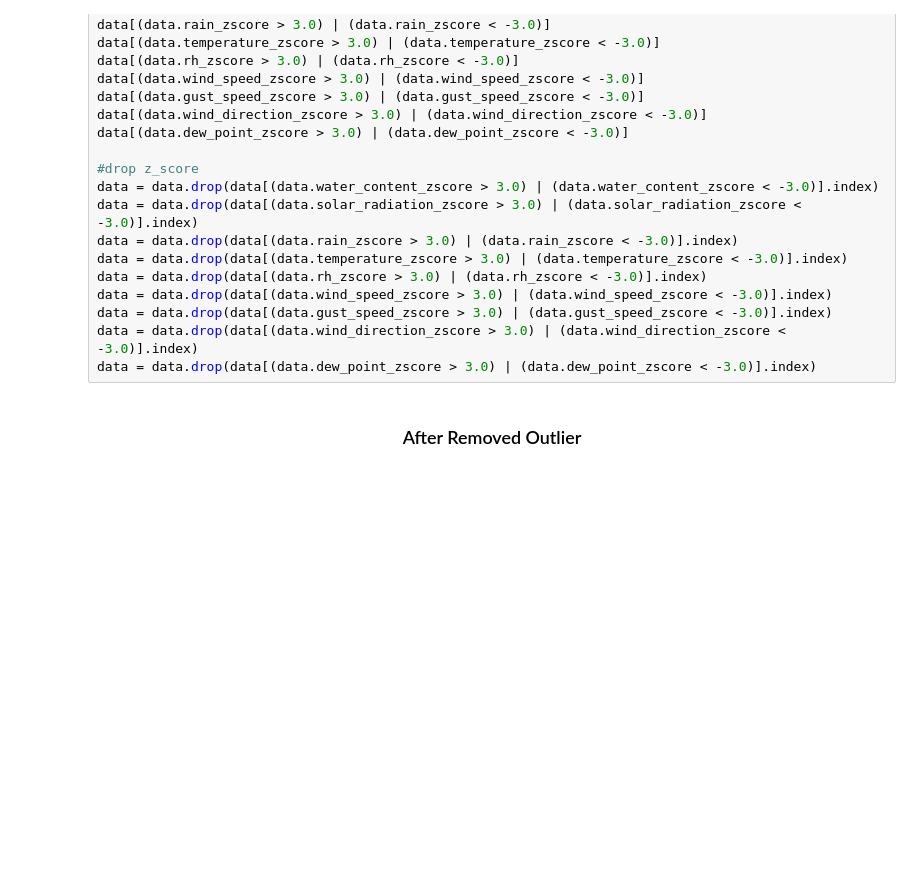
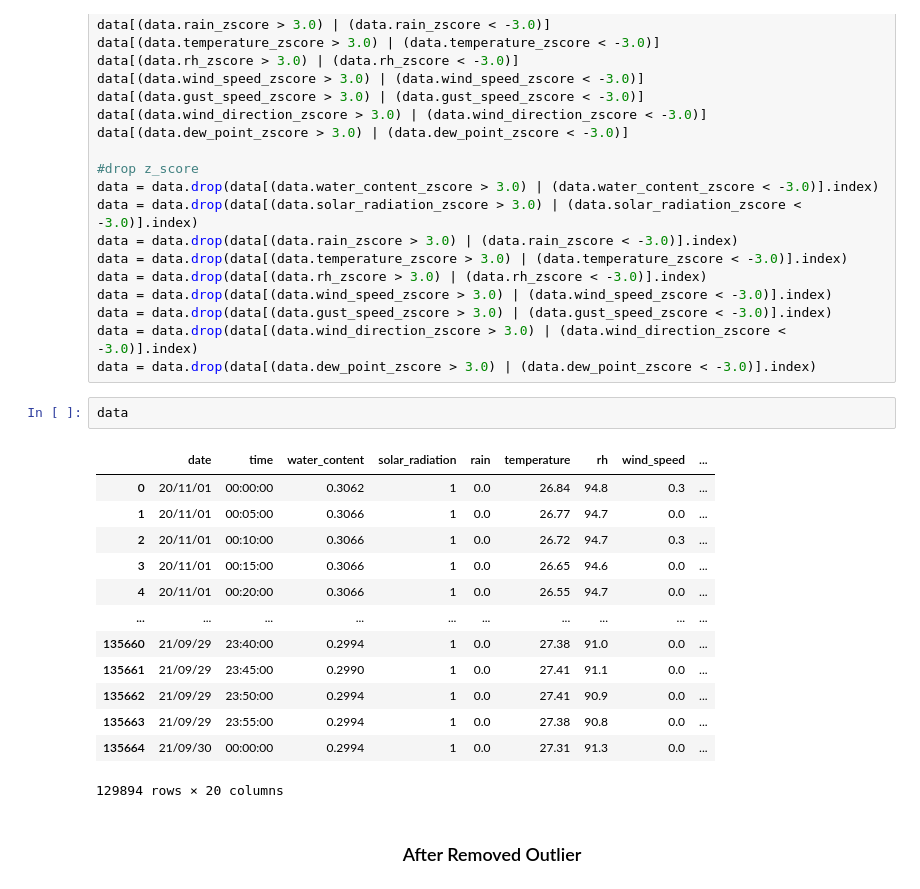
Before and after one commit to votanasrey/Cambodia_Weather_Forcasting_Prediction_With_Time_Series, a Jupyter notebook: modelings/phnompenh_datamodelling_votana.ipynb, the cells around one changed output. Drawn from its saved outputs; the diff is of its cells as text; blank space fills up the shorter version.

```diff
--- a/modelings/phnompenh_datamodelling_votana.ipynb
+++ b/modelings/phnompenh_datamodelling_votana.ipynb
@@ -258,6 +258,22 @@ data = data.drop(data[(data.wind_speed_zscore > 3.0) | (data.wind_speed_zscore <
 data = data.drop(data[(data.gust_speed_zscore > 3.0) | (data.gust_speed_zscore < -3.0)].index)
 data = data.drop(data[(data.wind_direction_zscore > 3.0) | (data.wind_direction_zscore < -3.0)].index)
 data = data.drop(data[(data.dew_point_zscore > 3.0) | (data.dew_point_zscore < -3.0)].index)
+# %%
+data
+# %% [output]
+|  | date | time | water_content | solar_radiation | rain | temperature | rh | wind_speed | ... |
+| 0 | 20/11/01 | 00:00:00 | 0.3062 | 1 | 0.0 | 26.84 | 94.8 | 0.3 | ... |
+| 1 | 20/11/01 | 00:05:00 | 0.3066 | 1 | 0.0 | 26.77 | 94.7 | 0.0 | ... |
+| 2 | 20/11/01 | 00:10:00 | 0.3066 | 1 | 0.0 | 26.72 | 94.7 | 0.3 | ... |
+| 3 | 20/11/01 | 00:15:00 | 0.3066 | 1 | 0.0 | 26.65 | 94.6 | 0.0 | ... |
+| 4 | 20/11/01 | 00:20:00 | 0.3066 | 1 | 0.0 | 26.55 | 94.7 | 0.0 | ... |
+| ... | ... | ... | ... | ... | ... | ... | ... | ... | ... |
+| 135660 | 21/09/29 | 23:40:00 | 0.2994 | 1 | 0.0 | 27.38 | 91.0 | 0.0 | ... |
+| 135661 | 21/09/29 | 23:45:00 | 0.2990 | 1 | 0.0 | 27.41 | 91.1 | 0.0 | ... |
+| 135662 | 21/09/29 | 23:50:00 | 0.2994 | 1 | 0.0 | 27.41 | 90.9 | 0.0 | ... |
+| 135663 | 21/09/29 | 23:55:00 | 0.2994 | 1 | 0.0 | 27.38 | 90.8 | 0.0 | ... |
+| 135664 | 21/09/30 | 00:00:00 | 0.2994 | 1 | 0.0 | 27.31 | 91.3 | 0.0 | ... |
+129894 rows × 20 columns
 # %% [markdown]
 <h3><center>After Removed Outlier</center></h3>
 # %%
```
Also changed, not shown: parts of 22 cells of this notebook, 6 other files.
